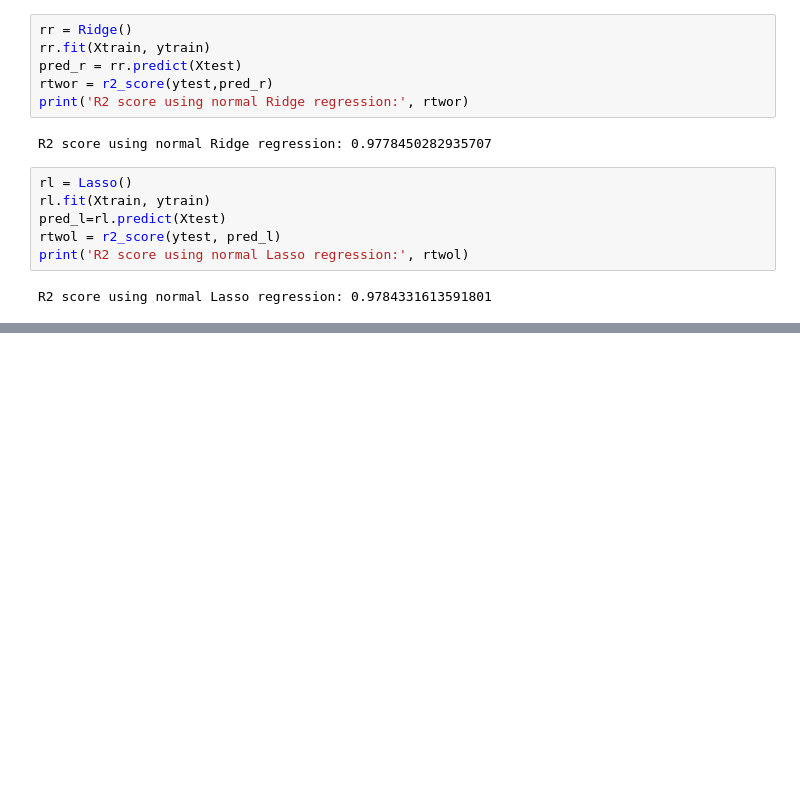
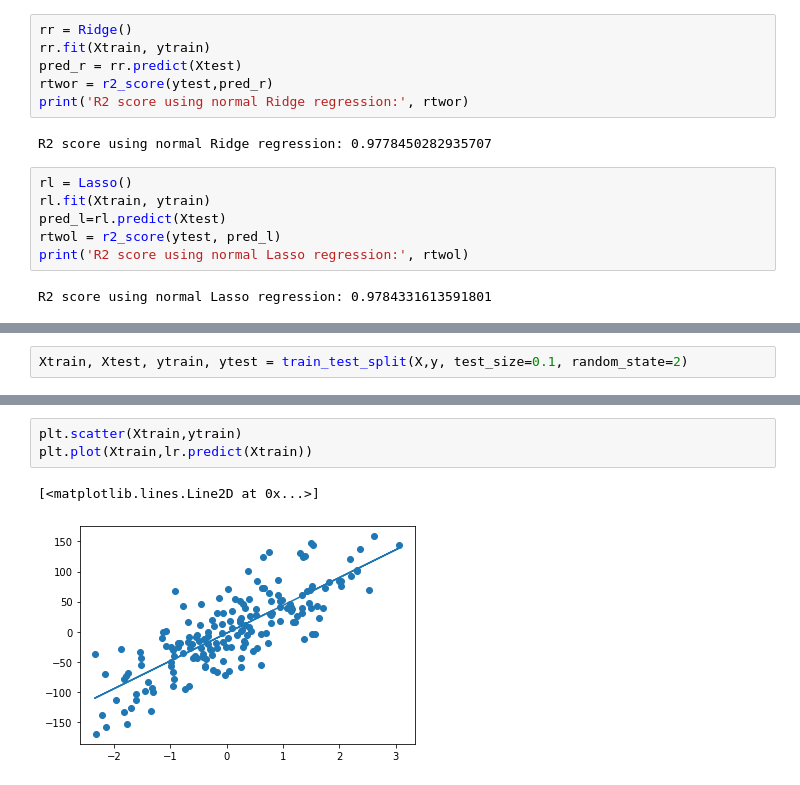
Before and after one commit to Shreejan-git/machine_learning_sklearn, a Jupyter notebook: Regularization_Ridge_lasso.ipynb, the cells around one changed output, grey strips where cells are left out. Cells and saved outputs as stored; diff of their text form; blank space fills up the shorter version.

```diff
--- a/Regularization_Ridge_lasso.ipynb
+++ b/Regularization_Ridge_lasso.ipynb
@@ -51,0 +60,2 @@ R2 score using normal Lasso regression: 0.9784331613591801
+# %%
+Xtrain, Xtest, ytrain, ytest = train_test_split(X,y, test_size=0.1, random_state=2)
@@ -51,0 +74,6 @@ R2 score using normal Lasso regression: 0.9784331613591801
+# %%
+plt.scatter(Xtrain,ytrain)
+plt.plot(Xtrain,lr.predict(Xtrain))
+# %% [output]
+[<matplotlib.lines.Line2D at 0x...>]
+[figure, added]
```
Also changed, not shown: parts of 6 cells of this notebook.
